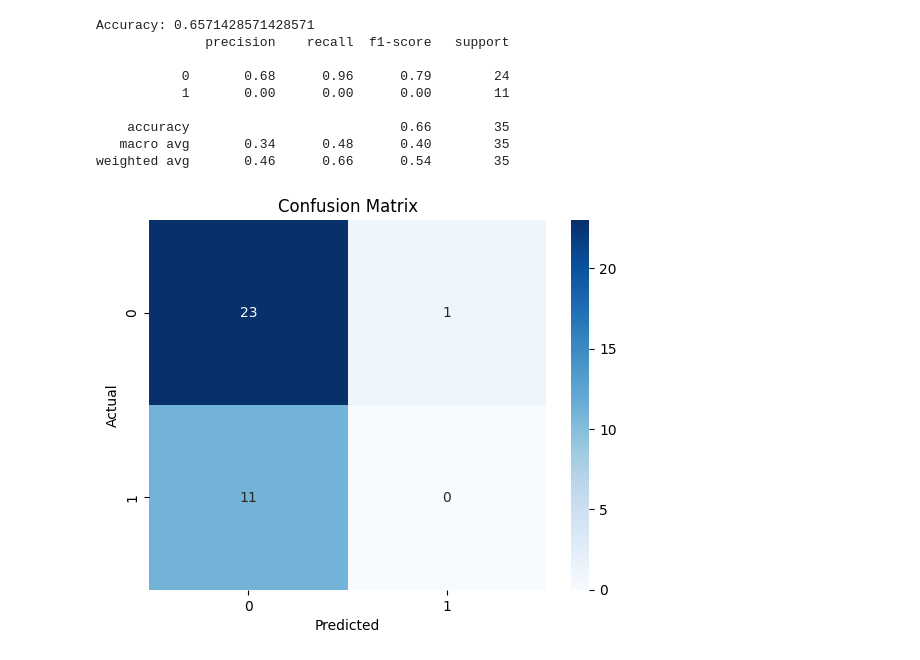
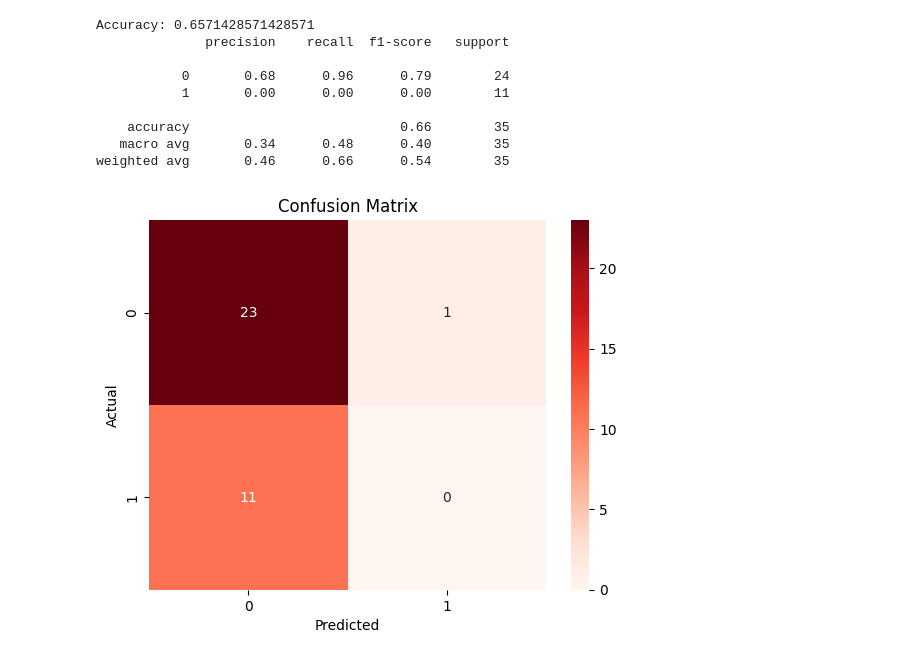
Before and after one commit to Lisa-Mukami/Machine-learning, a Jupyter notebook: machine learning.ipynb, the cells around one changed output. Saved outputs shown, nothing was run; the diff lists cells and outputs as text; code cells hidden in the pictures.

```diff
--- a/machine learning.ipynb
+++ b/machine learning.ipynb
@@ -164,14 +171,14 @@ weighted avg       0.46      0.66      0.54        35
 # %%
 sns.heatmap(confusion_matrix(y_test, y_pred),
             annot=True,
             fmt="d",
-            cmap="Blues")
+            cmap="Reds")
 plt.xlabel("Predicted")
 plt.ylabel("Actual")
 plt.title("Confusion Matrix")
 plt.show()
 # %% [output]
-[figure, old version]
+[figure, new version]
 # %%
 # plot feature importances
 importances = rf_model.feature_importances_
```
Also changed, not shown: parts of 3 cells of this notebook.
